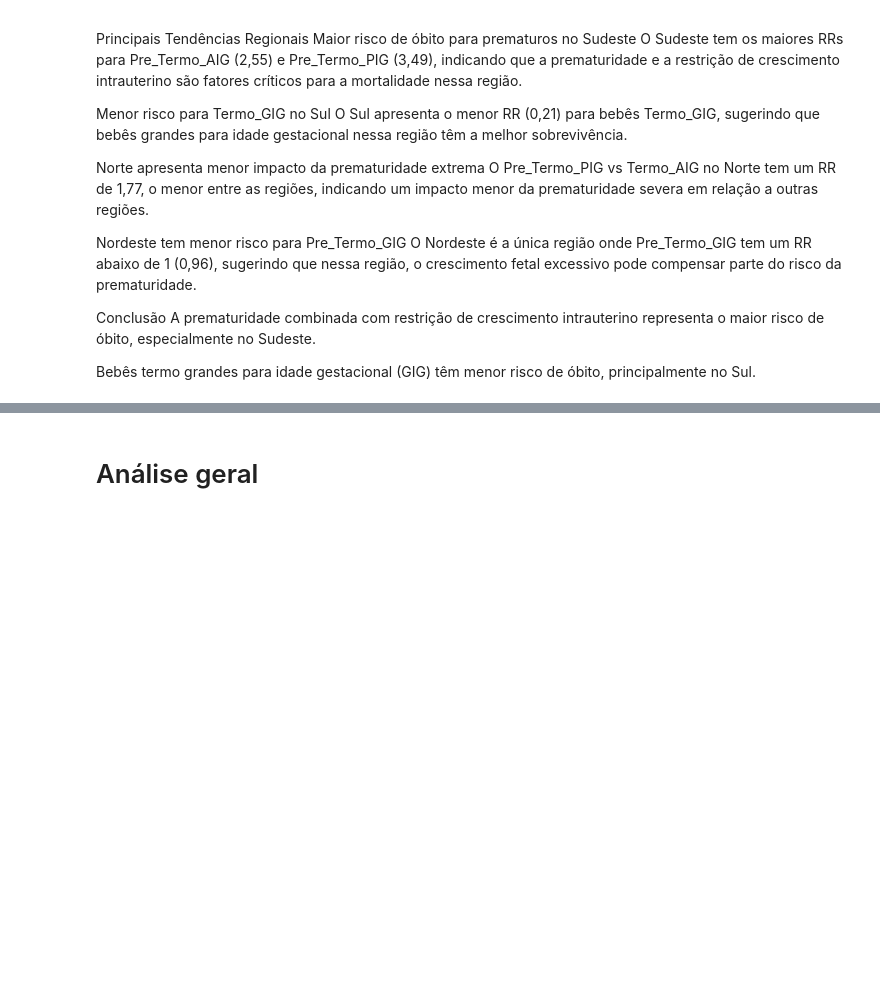
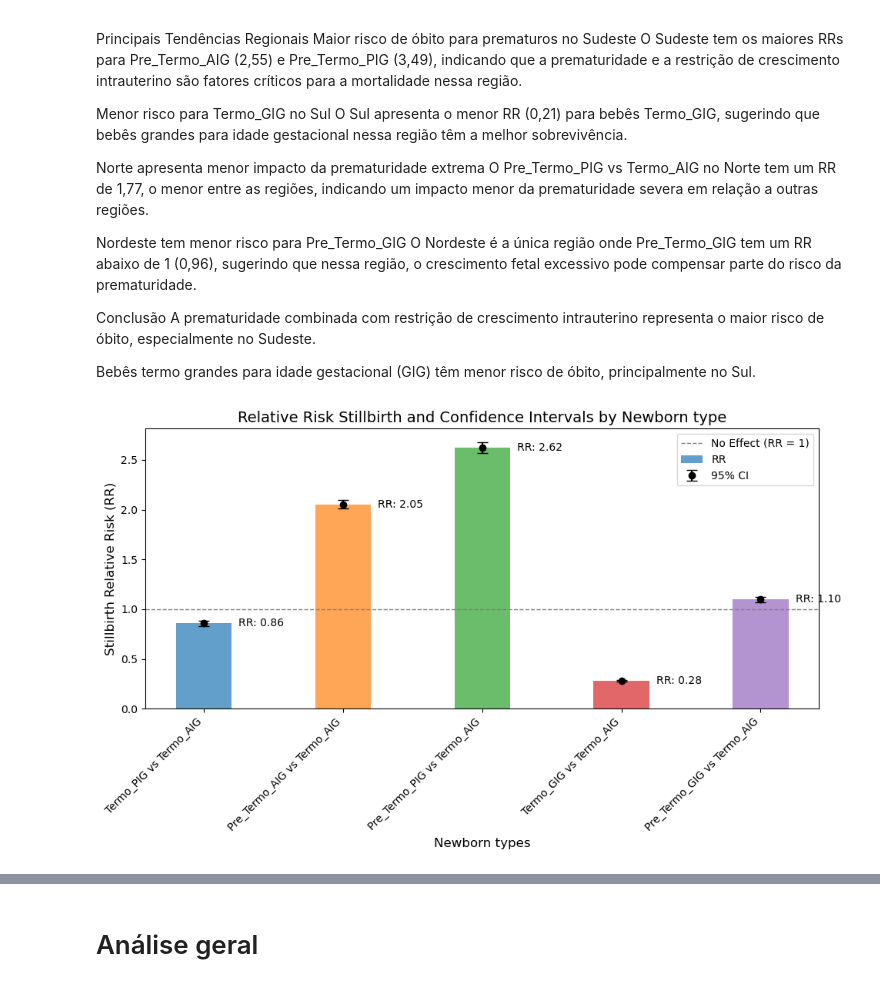
Before and after one commit to mtt89/rr_obito_fetal, a Jupyter notebook: calc_risco_relativo_obito_fetal.ipynb, the cells around one changed output, grey strips where cells are left out. Drawn from its saved outputs; the diff is of its cells as text; code cells hidden in the pictures; blank space fills up the shorter version.

```diff
--- a/calc_risco_relativo_obito_fetal.ipynb
+++ b/calc_risco_relativo_obito_fetal.ipynb
@@ -378,3 +415,7 @@ Bebês termo grandes para idade gestacional (GIG) têm menor risco de óbito, pr
 # %%
 df_brasil_zika_covid.to_csv('resultado/rr_obitos_brasil_zika_covid.csv', index=False)
 df_regioes_zika_covid.to_csv('resultado/rr_obitos_regiao_zika_covid.csv', index=False)
+# %%
+graf_box_plot(df=df_brasil_zika_covid, nome_graf='./graficos/box_plot_brasil_sem_zika_covid_os_anos_RR_sem_nasc.png')
+# %% [output]
+[figure, added]
```
Also changed, not shown: parts of 6 cells of this notebook, 4 other files.
